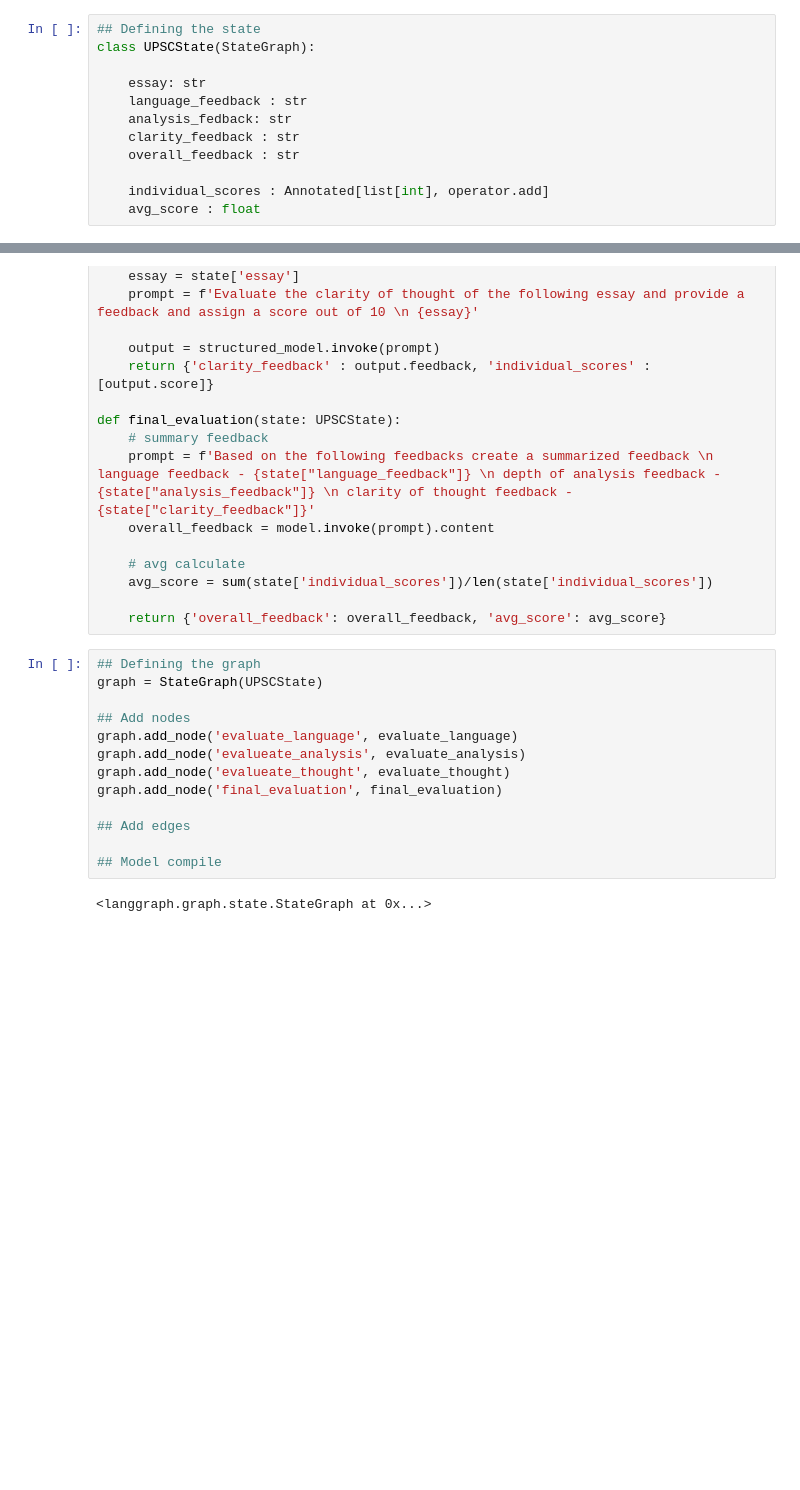
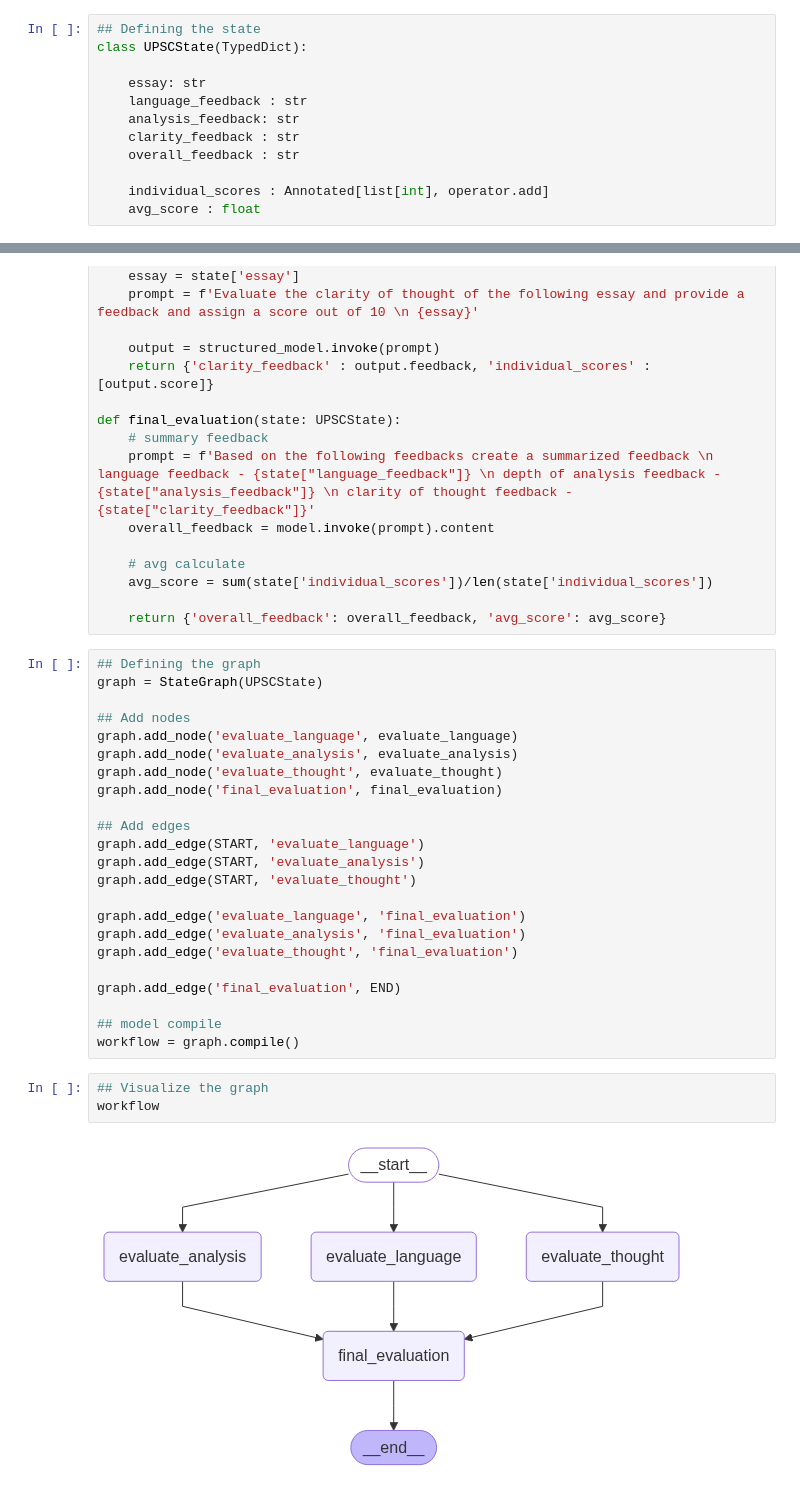
Before and after one commit to Shahrukh2016/LangGraph_with_open_source_models, a Jupyter notebook: 2.langchain_parallel_workflow/2.upsc_essay_workflow.ipynb, the cells around one changed output, grey strips where cells are left out. Cells and saved outputs as stored; diff of their text form; blank space fills up the shorter version.

Commit message:
New commit of LangGraph

```diff
--- a/2.langchain_parallel_workflow/2.upsc_essay_workflow.ipynb
+++ b/2.langchain_parallel_workflow/2.upsc_essay_workflow.ipynb
@@ -70,11 +70,11 @@ structured_model.invoke(prompt).feedback
 Cool, we have our model that returns the response as we wants. Now, lets just define the state and build the graph.
 # %%
 ## Defining the state
-class UPSCState(StateGraph):
+class UPSCState(TypedDict):
 
     essay: str
     language_feedback : str
-    analysis_fedback: str
+    analysis_feedback: str
     clarity_feedback : str
     overall_feedback : str
 
@@ -118,12 +118,25 @@ graph = StateGraph(UPSCState)
 
 ## Add nodes
 graph.add_node('evaluate_language', evaluate_language)
-graph.add_node('evalueate_analysis', evaluate_analysis)
-graph.add_node('evalueate_thought', evaluate_thought)
+graph.add_node('evaluate_analysis', evaluate_analysis)
+graph.add_node('evaluate_thought', evaluate_thought)
 graph.add_node('final_evaluation', final_evaluation)
 
 ## Add edges
+graph.add_edge(START, 'evaluate_language')
+graph.add_edge(START, 'evaluate_analysis')
+graph.add_edge(START, 'evaluate_thought')
 
-## Model compile
+graph.add_edge('evaluate_language', 'final_evaluation')
+graph.add_edge('evaluate_analysis', 'final_evaluation')
+graph.add_edge('evaluate_thought', 'final_evaluation')
+
+graph.add_edge('final_evaluation', END)
+
+## model compile
+workflow = graph.compile()
-# %% [output]
-<langgraph.graph.state.StateGraph at 0x...>
+# %%
+## Visualize the graph
+workflow
+# %% [output]
+[figure, added]
```
Also changed, not shown: parts of 2 cells of this notebook.
